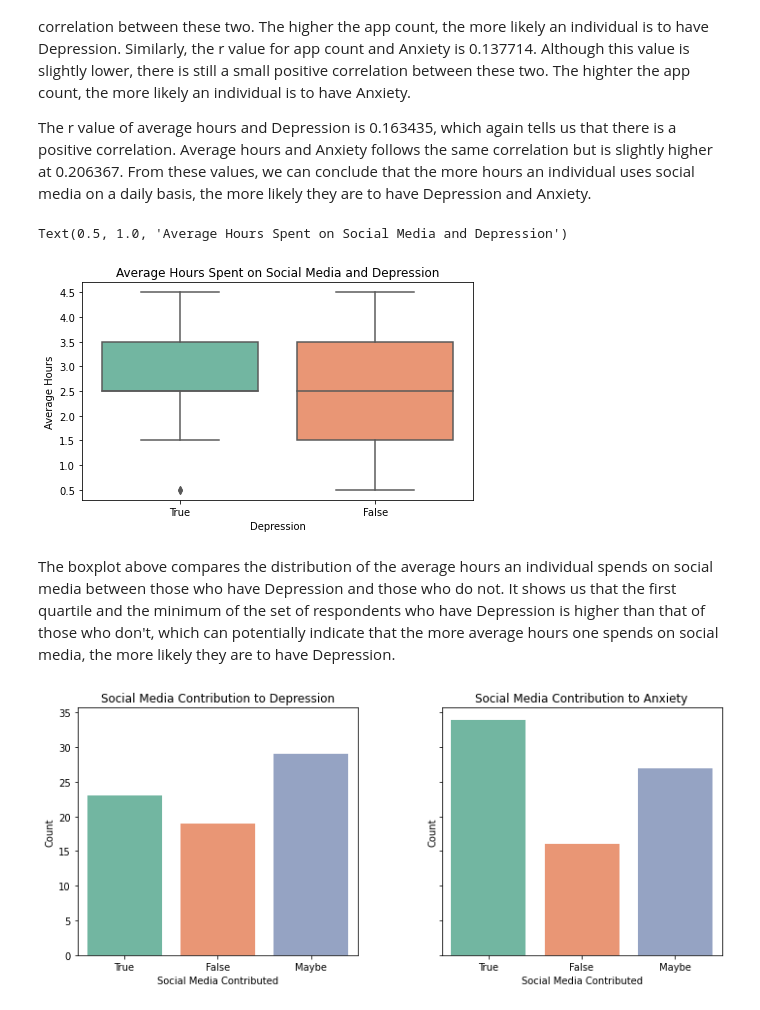
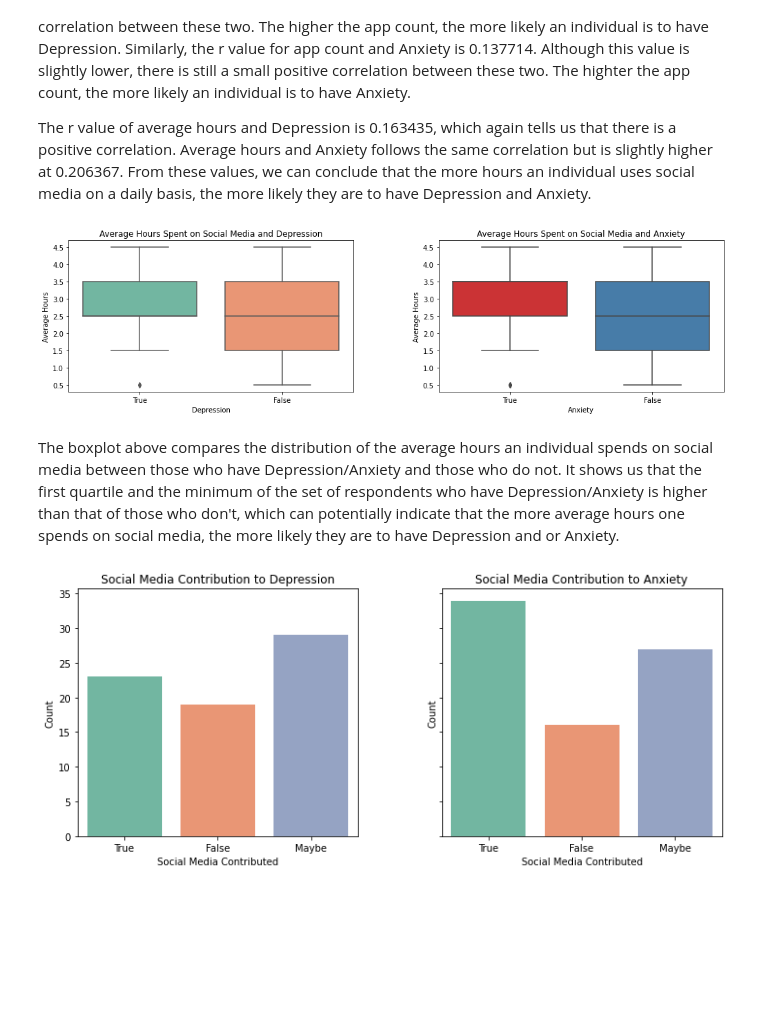
Before and after one commit to CHXBilly/GOGS108-Final-Proejct, a Jupyter notebook: FinalProject_group036.ipynb, the cells around one changed output. Cells and saved outputs as stored; diff of their text form; code cells hidden in the pictures; blank space fills up the shorter version.

Commit message:
added a boxplot

```diff
--- a/FinalProject_group036.ipynb
+++ b/FinalProject_group036.ipynb
@@ -284,15 +204,22 @@ The r value of app count and Depression is 0.199259, which means that there is a
 
 The r value of average hours and Depression is 0.163435, which again tells us that there is a positive correlation. Average hours and Anxiety follows the same correlation but is slightly higher at 0.206367. From these values, we can conclude that the more hours an individual uses social media on a daily basis, the more likely they are to have Depression and Anxiety.
 # %%
-plt.figure(figsize=(7, 4))
-ax = sns.boxplot(x='Depression', y='average hours', order=[True, False], data=df, palette='Set2')
-ax.set_ylabel("Average Hours")
-ax.set_title("Average Hours Spent on Social Media and Depression")
+fig, ax = plt.subplots(1,2,figsize=(14,4))
+
+ax1 = sns.boxplot(x='Depression', y='average hours', ax=ax[0], order=[True, False], data=df, palette='Set2')
+ax1.set_ylabel("Average Hours")
+ax1.set_title("Average Hours Spent on Social Media and Depression")
+
+ax2 = sns.boxplot(x='Anxiety', y='average hours', ax=ax[1], order=[True, False], data=df, palette='Set1')
+ax2.set_ylabel("Average Hours")
+ax2.set_title("Average Hours Spent on Social Media and Anxiety")
+
+fig.tight_layout()
+plt.subplots_adjust(wspace=0.3)
 # %% [output]
-Text(0.5, 1.0, 'Average Hours Spent on Social Media and Depression')
-[figure, old version]
+[figure, new version]
 # %% [markdown]
-The boxplot above compares the distribution of the average hours an individual spends on social media between those who have Depression and those who do not. It shows us that the first quartile and the minimum of the set of respondents who have Depression is higher than that of those who don't, which can potentially indicate that the more average hours one spends on social media, the more likely they are to have Depression.
+The boxplot above compares the distribution of the average hours an individual spends on social media between those who have Depression/Anxiety and those who do not. It shows us that the first quartile and the minimum of the set of respondents who have Depression/Anxiety is higher than that of those who don't, which can potentially indicate that the more average hours one spends on social media, the more likely they are to have Depression and or Anxiety.
 # %%
 fig, ax = plt.subplots(1,2,sharey=True,figsize=(10,4.5))
 ax1 = sns.countplot(x='SM contributed', data=df[df['Depression'] == True], ax=ax[0], order=[True, False, 'Maybe'], palette='Set2')
```
Also changed, not shown: parts of 20 cells of this notebook, 1 other file.
